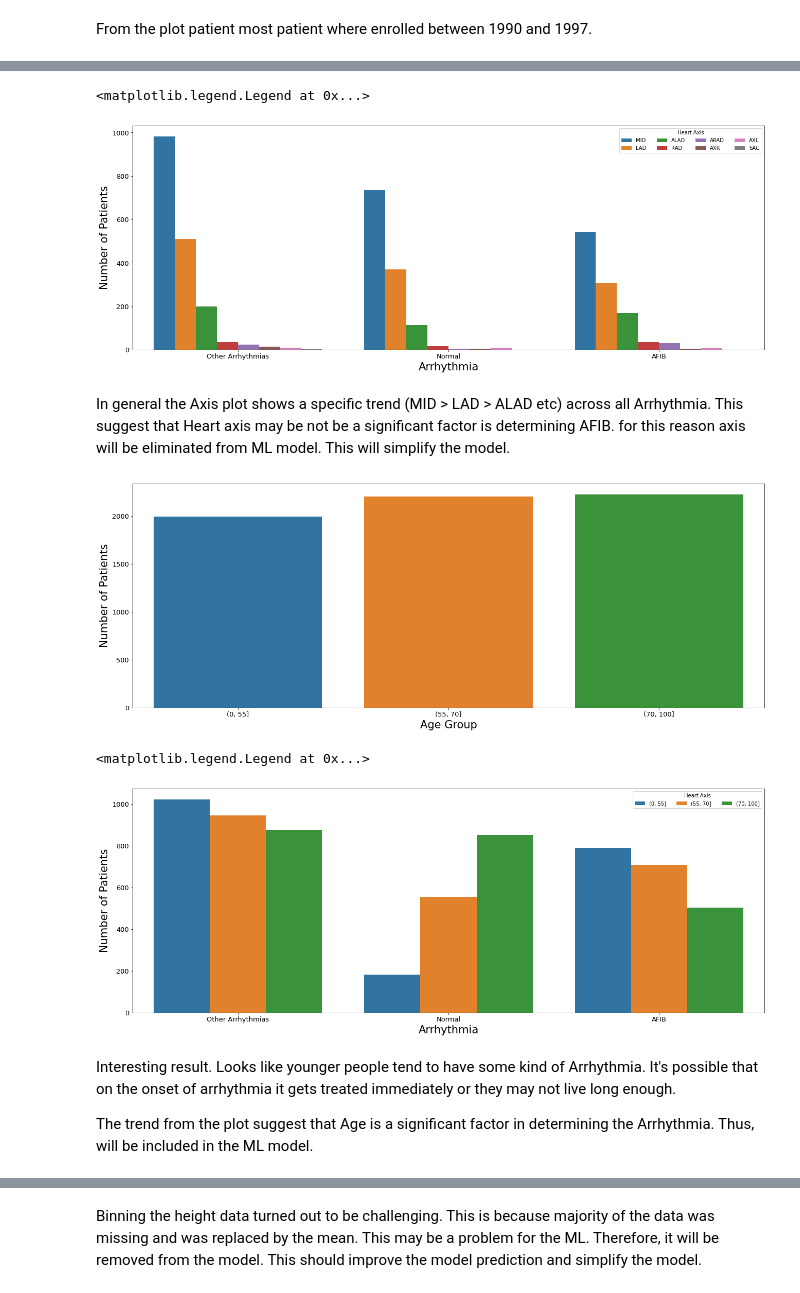
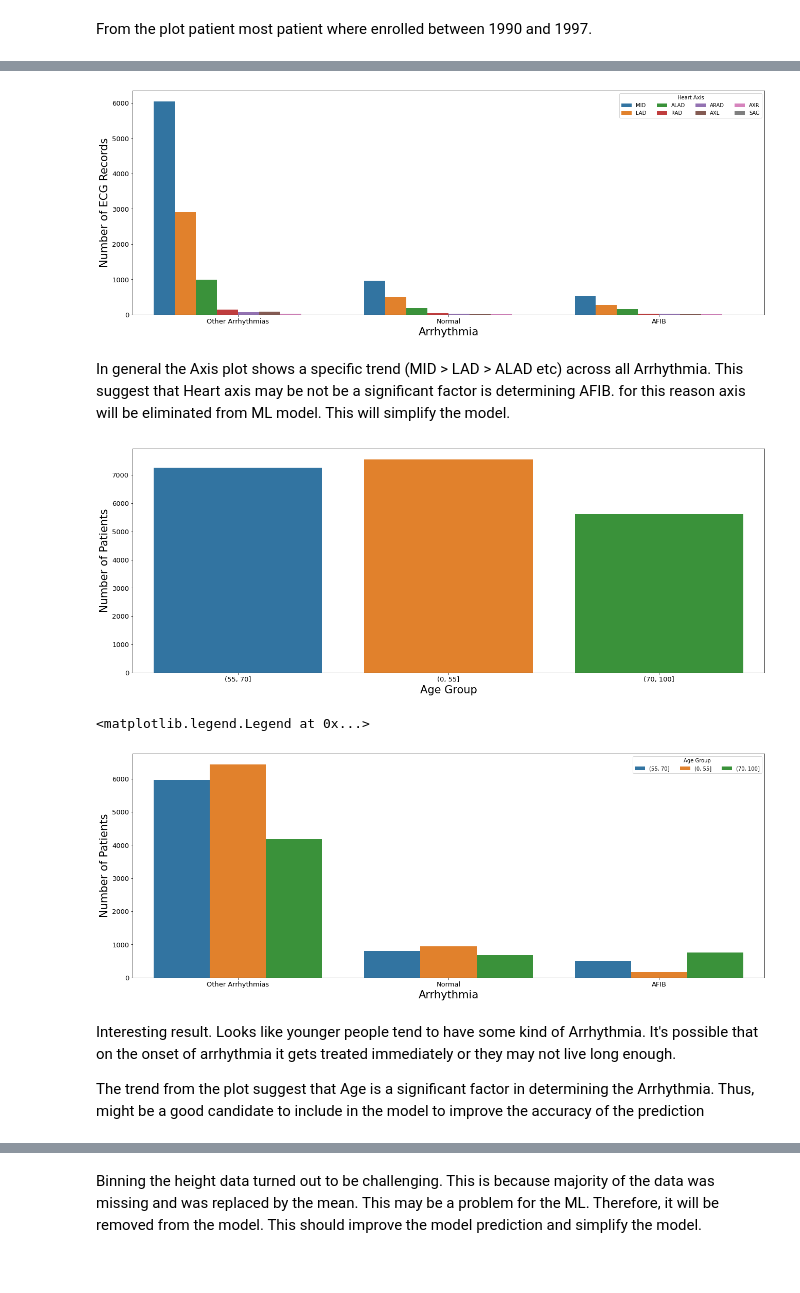
Before and after one commit to BakarrBah/Springboard, a Jupyter notebook: Capstone2/02_EDA.ipynb, the cells around one changed output, grey strips where cells are left out. Drawn from its saved outputs; the diff is of its cells as text; code cells hidden in the pictures.

```diff
--- a/Capstone2/02_EDA.ipynb
+++ b/Capstone2/02_EDA.ipynb
@@ -11,5 +11,5 @@ from datetime import datetime
 # %%
 #Read the clean patient infor files and appropriately import the date time column
 custome_date_parser = lambda x: datetime.strptime(x, '%y-%m-%d %H:%M:%S')
-df_patient = pd.read_csv('clean_patient_info.csv', parse_dates= ['recording_date'], infer_datetime_format= True, index_col= 0)
+df_ECG_data = pd.read_csv(r'ptbxl_database_cleaned.csv', parse_dates= ['recording_date'], infer_datetime_format= True, index_col= 'ecg_id')
 # %%
@@ -116,0 +86,11 @@ With a p-value smaller the 5% the result shows that sex is a significant factor.
+# %%
+#A function that takes the heart rhythm and returns either SR, AFIB or OTHER
+def AFIB_diagnosis (heart_rhythm):
+    Temp = ['SR', 'AFIB']
+    if heart_rhythm not in Temp:
+        return "OTHER"
+    else:
+        return heart_rhythm
+# %%
+#Create a column in the data frame for the AFIB dianosis.
+df_ECG_data['AFIB_diagnosis'] = df_ECG_data.heart_rhythm.apply(AFIB_diagnosis)
@@ -119,25 +122,24 @@ With a p-value smaller the 5% the result shows that sex is a significant factor.
 axis_label = {'size': 21, 'weight': 500}
 ticks_label = {'size': 13}
 fig, ax= plt.subplots(figsize= (22, 8))
-g= sns.countplot(x= 'ritmi', data= df_patient, ax= ax, hue= 'heart_axis', order= df_patient.ritmi.value_counts().index)
+g= sns.countplot(x= 'AFIB_diagnosis', data= df_ECG_data, ax= ax, hue= 'heart_axis', order= df_ECG_data.AFIB_diagnosis.value_counts().index, hue_order= df_ECG_data.heart_axis.value_counts().index)
 
 ax.set_xlabel('Arrhythmia', fontdict= axis_label)
-ax.set_ylabel('Number of Patients', fontdict= axis_label)
+ax.set_ylabel('Number of ECG Records', fontdict= axis_label)
 
 ax.set_xticklabels(['Other Arrhythmias', 'Normal', 'AFIB'])
 
 ax.tick_params(axis= 'both', labelsize= ticks_label['size'])
 
-ax.legend(ncol=4, title= "Heart Axis")
+_= ax.legend(ncol=4, title= "Heart Axis")
 # %% [output]
-<matplotlib.legend.Legend at 0x...>
-[figure, old version]
+[figure, new version]
 # %% [markdown]
 In general the Axis plot shows a specific trend (MID > LAD > ALAD etc) across all Arrhythmia. This suggest that Heart axis may be not be a significant factor is determining AFIB. for this reason axis will be eliminated from ML model. This will simplify the model.
 # %%
 #Plot age group. Different groupings were tried in order to get a uniform distribution.
 fig, ax= plt.subplots(figsize= (22, 8))
-g= sns.countplot(x= 'Age_Group', data= df_patient, ax= ax)
+g= sns.countplot(x= 'Age_Group', data= df_ECG_data, ax= ax)
 
 ax.set_xlabel('Age Group', fontdict= axis_label)
 ax.set_ylabel('Number of Patients', fontdict= axis_label)
@@ -146,26 +148,26 @@ ax.set_ylabel('Number of Patients', fontdict= axis_label)
 
 ax.tick_params(axis= 'both', labelsize= ticks_label['size'])
 # %% [output]
-[figure, old version]
+[figure, new version]
 # %%
 fig, ax= plt.subplots(figsize= (22, 8))
-g= sns.countplot(x= 'ritmi', data= df_patient, ax= ax, hue= 'Age_Group')
+g= sns.countplot(x= 'AFIB_diagnosis', data= df_ECG_data, ax= ax, hue= 'Age_Group')
 
 ax.set_xlabel('Arrhythmia', fontdict= axis_label)
 ax.set_ylabel('Number of Patients', fontdict= axis_label)
 
 ax.set_xticklabels(['Other Arrhythmias', 'Normal', 'AFIB'])
 
 ax.tick_params(axis= 'both', labelsize= ticks_label['size'])
 
-ax.legend(ncol=3, title= "Heart Axis")
+ax.legend(ncol=3, title= "Age Group")
 # %% [output]
 <matplotlib.legend.Legend at 0x...>
-[figure, old version]
+[figure, new version]
 # %% [markdown]
 Interesting result. Looks like younger people tend to have some kind of Arrhythmia. It's possible that on the onset of arrhythmia it gets treated immediately or they may not live long enough.
 
-The trend from the plot suggest that Age is a significant factor in determining the Arrhythmia. Thus, will be included in the ML model.
+The trend from the plot suggest that Age is a significant factor in determining the Arrhythmia. Thus, might be a good candidate to include in the model to improve the accuracy of the prediction
 # %%
 #Ploting height group.
 fig, ax= plt.subplots(figsize= (22, 8))
```
Also changed, not shown: parts of 20 cells of this notebook, 3 other files.
